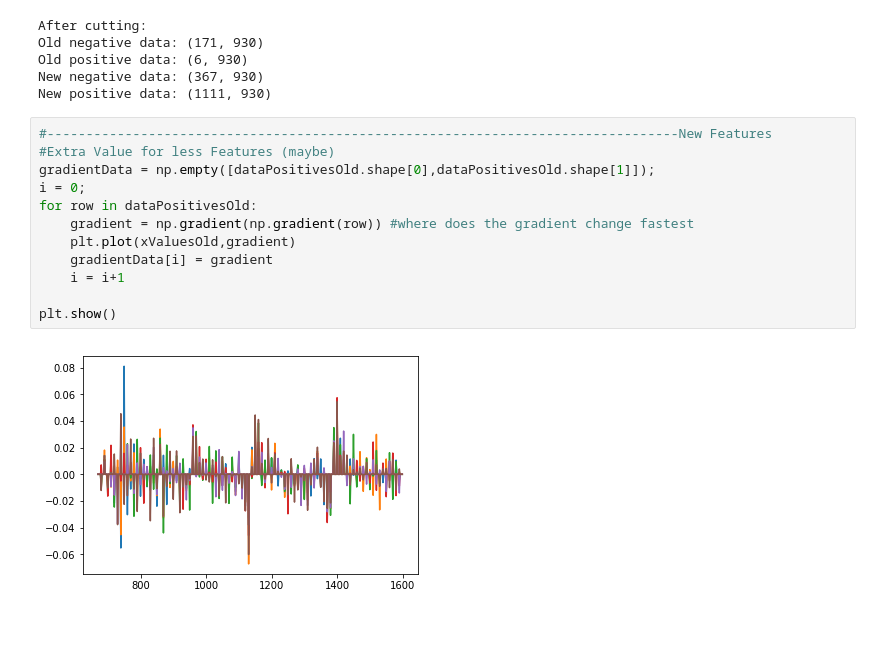
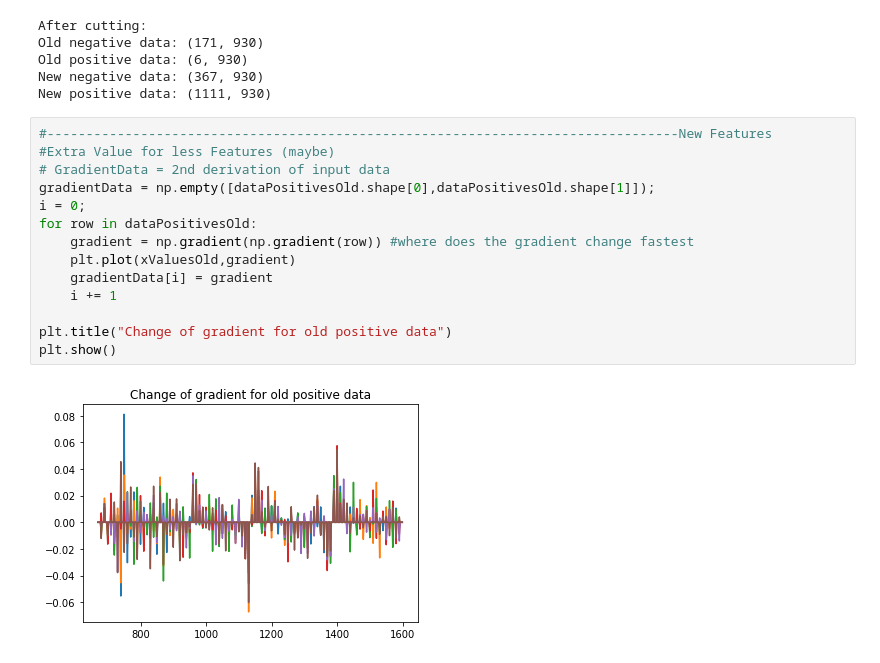
Before and after one commit to Genises/H-BRS_NeuralNetworks, a Jupyter notebook: NN_Project_29.10.2018.ipynb, the cells around one changed output. Saved outputs shown, nothing was run; the diff lists cells and outputs as text; blank space fills up the shorter version.

```diff
--- a/NN_Project_29.10.2018.ipynb
+++ b/NN_Project_29.10.2018.ipynb
@@ -210,17 +240,19 @@ New positive data: (1111, 930)
 # %%
 #---------------------------------------------------------------------------------New Features
 #Extra Value for less Features (maybe)
+# GradientData = 2nd derivation of input data
 gradientData = np.empty([dataPositivesOld.shape[0],dataPositivesOld.shape[1]]);
 i = 0;
 for row in dataPositivesOld:
     gradient = np.gradient(np.gradient(row)) #where does the gradient change fastest
     plt.plot(xValuesOld,gradient)
     gradientData[i] = gradient
-    i = i+1
+    i += 1
 
+plt.title("Change of gradient for old positive data")
 plt.show()
 # %% [output]
-[figure, old version]
+[figure, new version]
 # %%
 #--------------------------------------------------------------------------------Split Up Data
 #hardcoded
```
Also changed, not shown: parts of 8 cells of this notebook, 1 other file.
